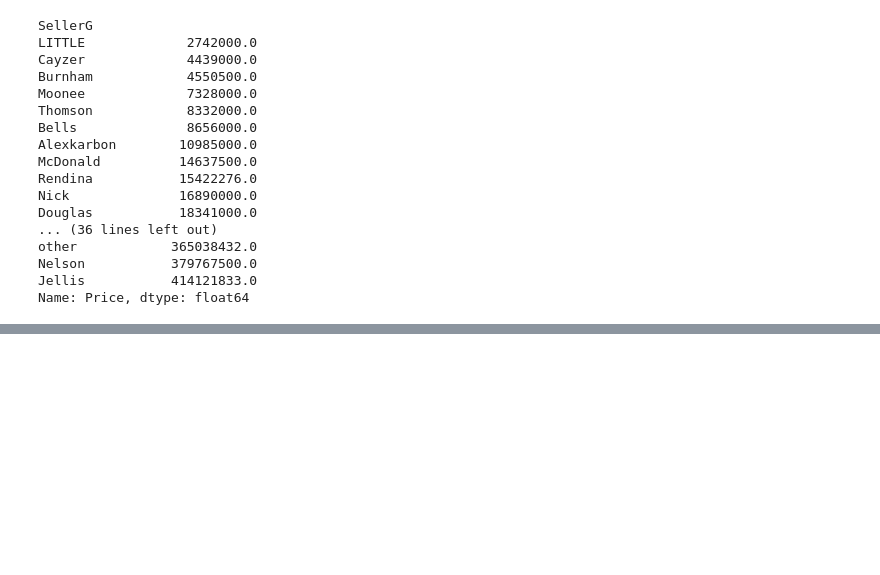
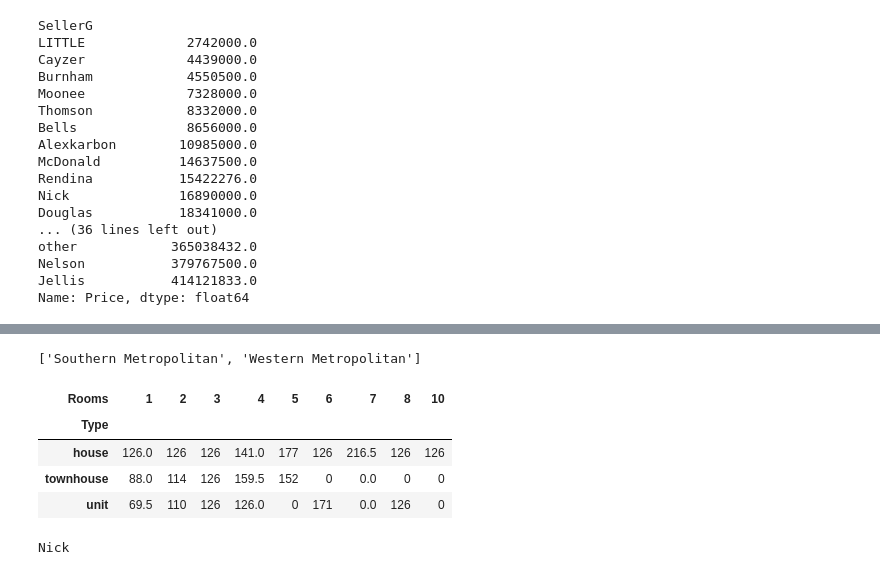
Before and after one commit to Balzhir/sf_game_v2_08.2022, a Jupyter notebook: my_Skillfactory_course/PYTHON-12/PY-12_realty.ipynb, the cells around one changed output, grey strips where cells are left out. Drawn from its saved outputs; the diff is of its cells as text; code cells hidden in the pictures; blank space fills up the shorter version.

```diff
--- a/my_Skillfactory_course/PYTHON-12/PY-12_realty.ipynb
+++ b/my_Skillfactory_course/PYTHON-12/PY-12_realty.ipynb
@@ -280,0 +452,30 @@ Name: Price, dtype: float64
+# %%
+print(list(filtered_pivot.index))
+# %% [output]
+['Southern Metropolitan', 'Western Metropolitan']
+# %%
+melb_df.pivot_table(
+    values='BuildingArea',
+    index='Type',
+    columns='Rooms',
+    aggfunc='median',
+    fill_value=0
+)
+# %% [output]
+| Rooms | 1 | 2 | 3 | 4 | 5 | 6 | 7 | 8 | 10 |
+| Type |  |  |  |  |  |  |  |  |  |
+| house | 126.0 | 126 | 126 | 141.0 | 177 | 126 | 216.5 | 126 | 126 |
+| townhouse | 88.0 | 114 | 126 | 159.5 | 152 | 0 | 0.0 | 0 | 0 |
+| unit | 69.5 | 110 | 126 | 126.0 | 0 | 171 | 0.0 | 126 | 0 |
+# %%
+pivot = melb_df.pivot_table(
+    values='Price',
+    index='SellerG',
+    columns='Type',
+    aggfunc='median',
+    fill_value=0
+)
+max_unit_price = pivot['unit'].max()
+print(pivot[pivot['unit'] == max_unit_price].index[0])
+# %% [output]
+Nick
```
Also changed, not shown: parts of 10 cells of this notebook, 5 other files.
